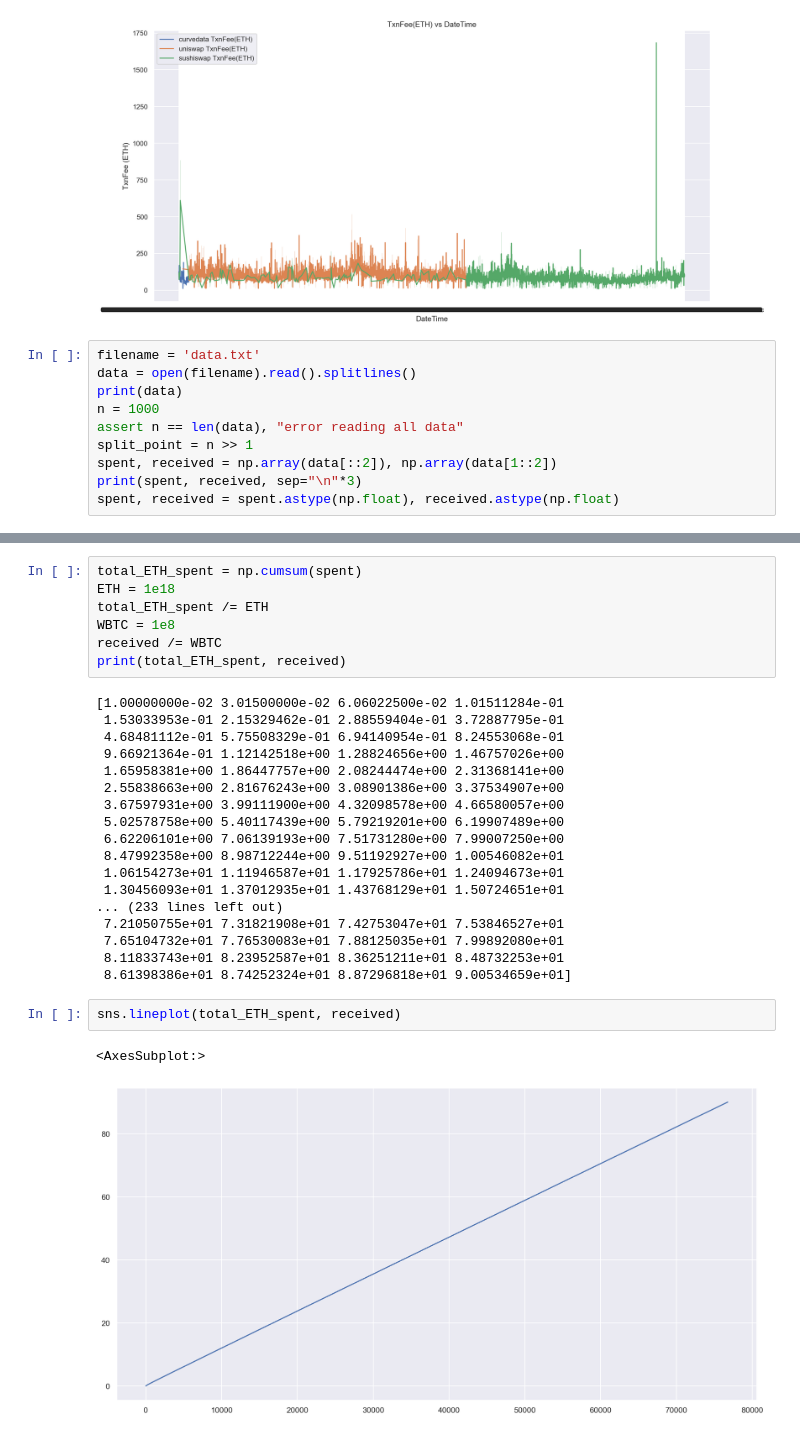
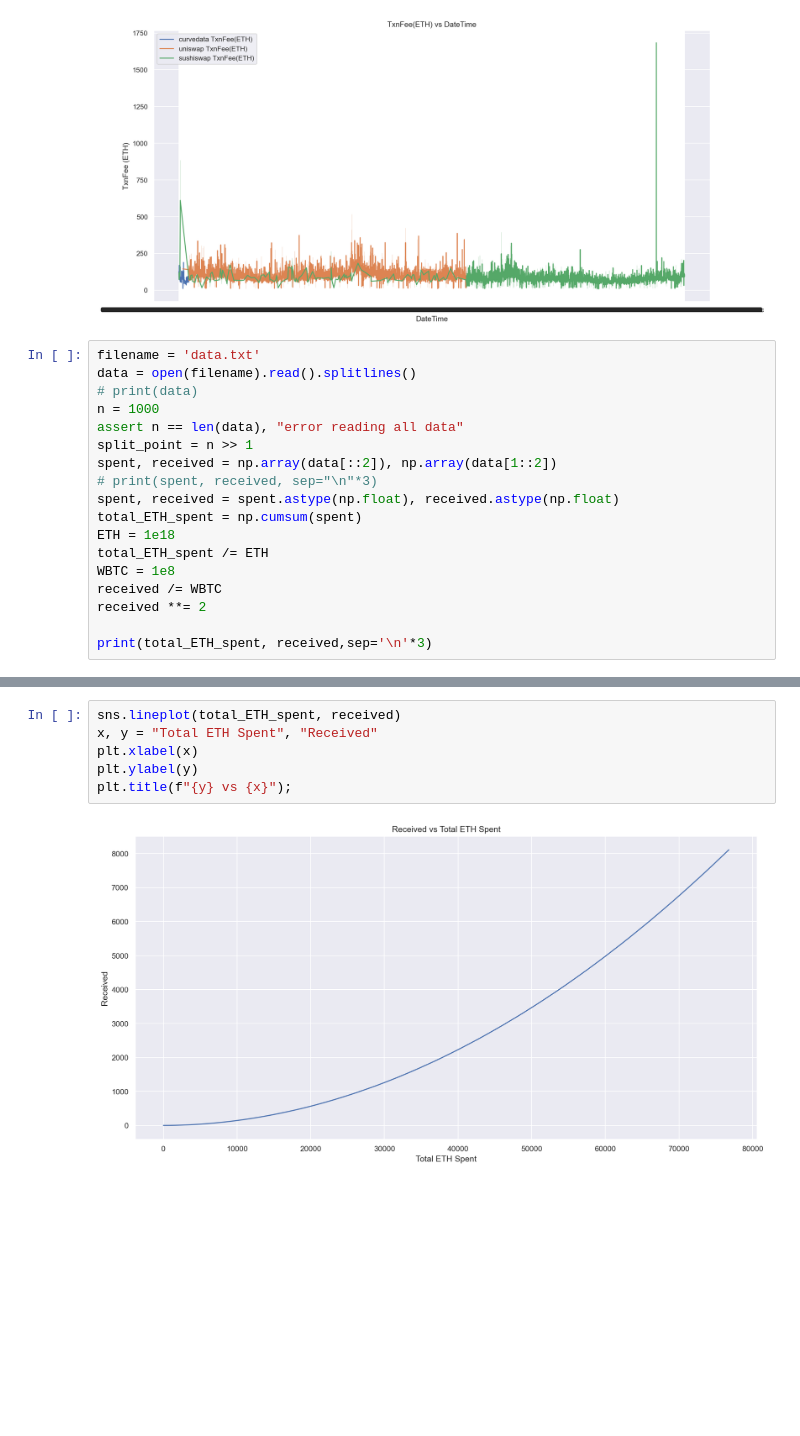
Before and after one commit to rsha256/defi_final_proj, a Jupyter notebook: my_notebook.ipynb, the cells around one changed output, grey strips where cells are left out. Cells and saved outputs as stored; diff of their text form; blank space fills up the shorter version.

Commit message:
~~log~~square-plot

```diff
--- a/my_notebook.ipynb
+++ b/my_notebook.ipynb
@@ -119,11 +119,19 @@ plt.title(f"{label} vs {x}");
 # %%
 filename = 'data.txt'
 data = open(filename).read().splitlines()
-print(data)
+# print(data)
 n = 1000
 assert n == len(data), "error reading all data"
 split_point = n >> 1
 spent, received = np.array(data[::2]), np.array(data[1::2])
-print(spent, received, sep="\n"*3)
+# print(spent, received, sep="\n"*3)
 spent, received = spent.astype(np.float), received.astype(np.float)
+total_ETH_spent = np.cumsum(spent)
+ETH = 1e18
+total_ETH_spent /= ETH
+WBTC = 1e8
+received /= WBTC
+received **= 2
+
+print(total_ETH_spent, received,sep='\n'*3)
 # %% [output]
@@ -147,30 +155,8 @@ spent, received = spent.astype(np.float), received.astype(np.float)
-# %%
-total_ETH_spent = np.cumsum(spent)
-ETH = 1e18
-total_ETH_spent /= ETH
-WBTC = 1e8
-received /= WBTC
-print(total_ETH_spent, received)
-# %% [output]
-[1.00000000e-02 3.01500000e-02 6.06022500e-02 1.01511284e-01
- 1.53033953e-01 2.15329462e-01 2.88559404e-01 3.72887795e-01
- 4.68481112e-01 5.75508329e-01 6.94140954e-01 8.24553068e-01
- 9.66921364e-01 1.12142518e+00 1.28824656e+00 1.46757026e+00
- 1.65958381e+00 1.86447757e+00 2.08244474e+00 2.31368141e+00
- 2.55838663e+00 2.81676243e+00 3.08901386e+00 3.37534907e+00
- 3.67597931e+00 3.99111900e+00 4.32098578e+00 4.66580057e+00
- 5.02578758e+00 5.40117439e+00 5.79219201e+00 6.19907489e+00
- 6.62206101e+00 7.06139193e+00 7.51731280e+00 7.99007250e+00
- 8.47992358e+00 8.98712244e+00 9.51192927e+00 1.00546082e+01
- 1.06154273e+01 1.11946587e+01 1.17925786e+01 1.24094673e+01
- 1.30456093e+01 1.37012935e+01 1.43768129e+01 1.50724651e+01
-... (233 lines left out)
- 7.21050755e+01 7.31821908e+01 7.42753047e+01 7.53846527e+01
- 7.65104732e+01 7.76530083e+01 7.88125035e+01 7.99892080e+01
- 8.11833743e+01 8.23952587e+01 8.36251211e+01 8.48732253e+01
- 8.61398386e+01 8.74252324e+01 8.87296818e+01 9.00534659e+01]
-# %%
-sns.lineplot(total_ETH_spent, received)
-# %% [output]
-<AxesSubplot:>
-[figure, removed]
+# %%
+sns.lineplot(total_ETH_spent, received)
+x, y = "Total ETH Spent", "Received"
+plt.xlabel(x)
+plt.ylabel(y)
+plt.title(f"{y} vs {x}");
+# %% [output]
+[figure, added]
```
Also changed, not shown: parts of 1 cell of this notebook.
